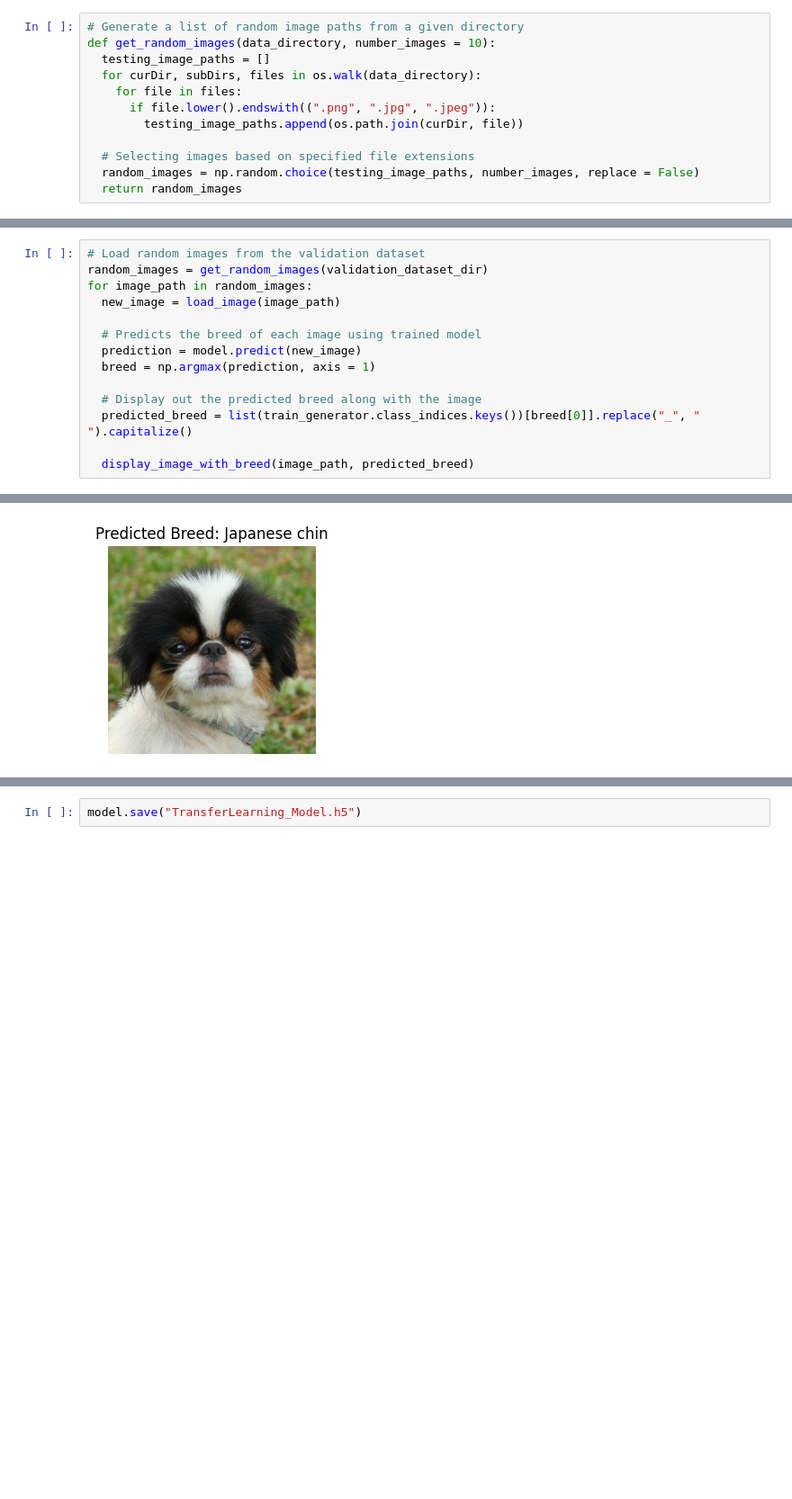
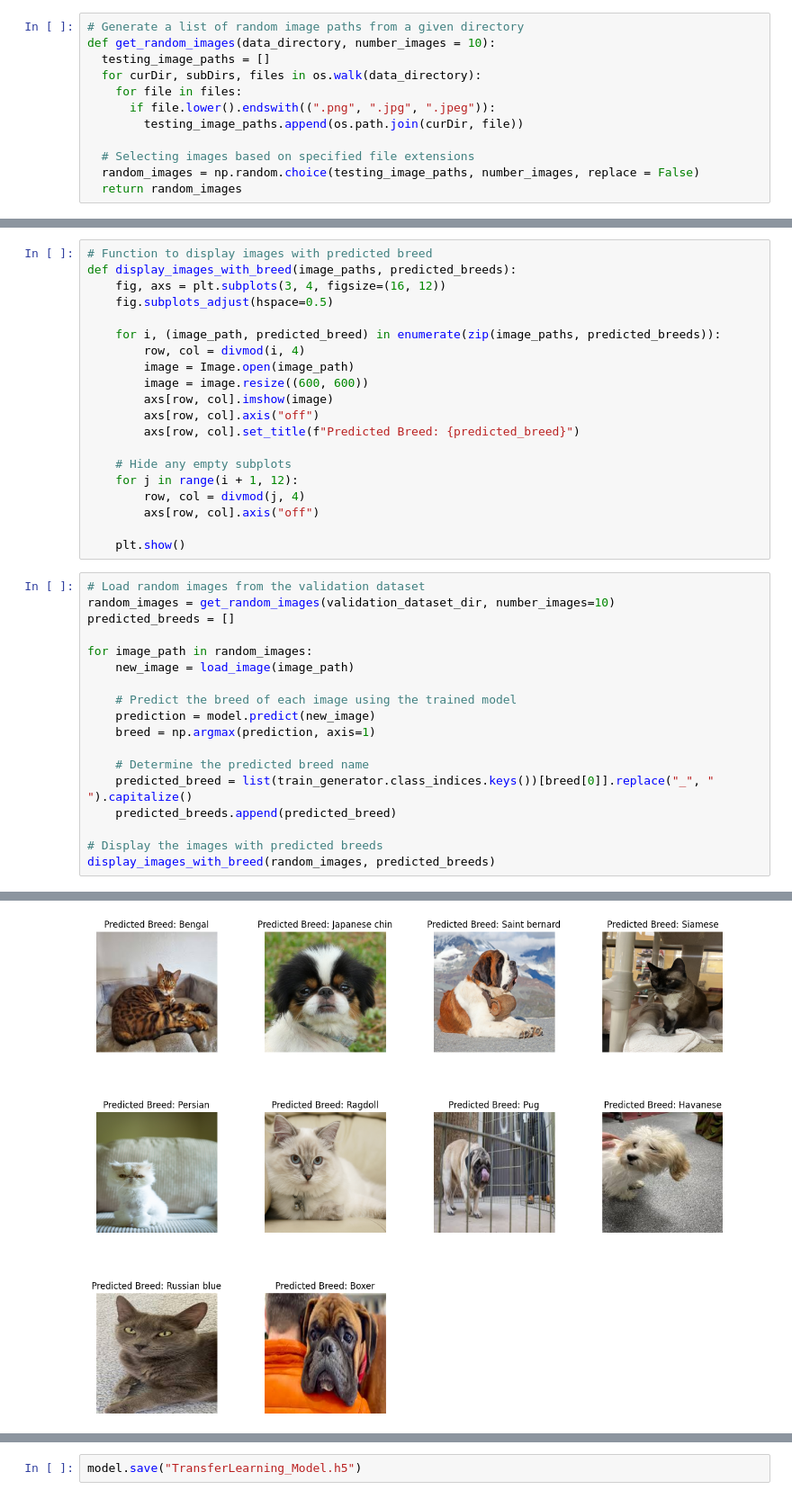
Before and after one commit to Limteckping45/COS30019Assignment2, a Jupyter notebook: TransferLearningCJ.ipynb, the cells around one changed output, grey strips where cells are left out. Shown at 90% size. Cells and saved outputs as stored; diff of their text form; blank space fills up the shorter version.

```diff
--- a/TransferLearningCJ.ipynb
+++ b/TransferLearningCJ.ipynb
@@ -181,15 +171,39 @@ def display_image_with_breed(image_path, predicted_breed):
+# %%
+# Function to display images with predicted breed
+def display_images_with_breed(image_paths, predicted_breeds):
+    fig, axs = plt.subplots(3, 4, figsize=(16, 12))
+    fig.subplots_adjust(hspace=0.5)
+
+    for i, (image_path, predicted_breed) in enumerate(zip(image_paths, predicted_breeds)):
+        row, col = divmod(i, 4)
+        image = Image.open(image_path)
+        image = image.resize((600, 600))
+        axs[row, col].imshow(image)
+        axs[row, col].axis("off")
+        axs[row, col].set_title(f"Predicted Breed: {predicted_breed}")
+
+    # Hide any empty subplots
+    for j in range(i + 1, 12):
+        row, col = divmod(j, 4)
+        axs[row, col].axis("off")
+
+    plt.show()
 # %%
 # Load random images from the validation dataset
-random_images = get_random_images(validation_dataset_dir)
+random_images = get_random_images(validation_dataset_dir, number_images=10)
+predicted_breeds = []
+
 for image_path in random_images:
-  new_image = load_image(image_path)
+    new_image = load_image(image_path)
 
-  # Predicts the breed of each image using trained model
-  prediction = model.predict(new_image)
-  breed = np.argmax(prediction, axis = 1)
+    # Predict the breed of each image using the trained model
+    prediction = model.predict(new_image)
+    breed = np.argmax(prediction, axis=1)
 
-  # Display out the predicted breed along with the image
-  predicted_breed = list(train_generator.class_indices.keys())[breed[0]].replace("_", " ").capitalize()
+    # Determine the predicted breed name
+    predicted_breed = list(train_generator.class_indices.keys())[breed[0]].replace("_", " ").capitalize()
+    predicted_breeds.append(predicted_breed)
 
-  display_image_with_breed(image_path, predicted_breed)
+# Display the images with predicted breeds
+display_images_with_breed(random_images, predicted_breeds)
 # %% [output]
@@ -197 +220 @@ for image_path in random_images:
-[figure, old version]
+[figure, new version]
```
Also changed, not shown: parts of 7 cells of this notebook.
